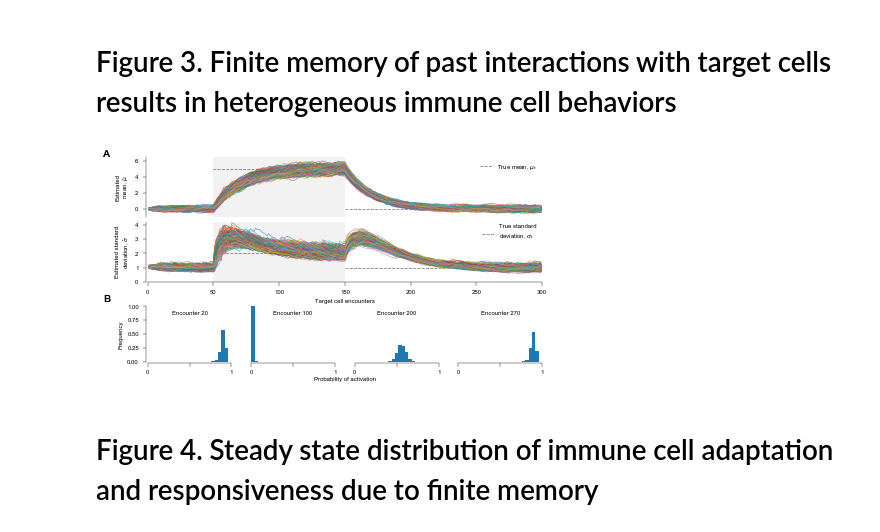
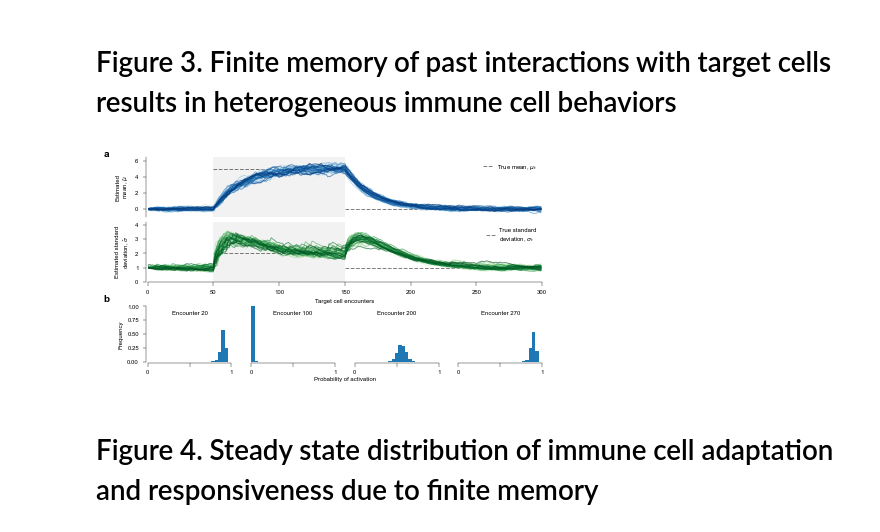
Before and after one commit to ywqin/paper-innate-immune-adaptation, a Jupyter notebook: figures.ipynb, the cells around one changed output. Saved outputs shown, nothing was run; the diff lists cells and outputs as text; code cells hidden in the pictures.

```diff
--- a/figures.ipynb
+++ b/figures.ipynb
@@ -25,7 +26,7 @@ from scipy.integrate import quad
 # %%
 DATA_FOLDER = 'data/'
 
-SIZELINE = 0.8
+SIZELINE = 1.0
 AXWIDTH = 0.4
 SUBLABEL_SIZE = 10
 LABEL_SIZE = 6
@@ -281,8 +282,7 @@ ax1.set_xlim([0, num_encounter])
 ax1.set_ylim([-10, 10])
 ax1.set_yticks([-10, -5, 0, 5, 10])
 ax1.set_ylabel(ESTD_MEAN_LABEL, fontsize=LABEL_SIZE)
-ax1.text(-0.2, 1.05, string.ascii_uppercase[0],
-         transform=ax1.transAxes, size=SUBLABEL_SIZE, weight='bold')
+fig.text(0.03, 0.93, string.ascii_uppercase[0].lower(), size=SUBLABEL_SIZE, weight='bold')
 ax1.axhline(0.0, label=TRUE_MEAN_LABEL, **DASH_STYLE)
 
 ax2 = fig.add_axes([0.20, 0.125, 0.735, 0.36])
@@ -295,29 +295,31 @@ ax2.set_ylim([0, 12])
 ax2.set_yticks([0, 4, 8, 12])
 ax2.set_xlabel(ENCOUNTER_LABEL, fontsize=LABEL_SIZE)
 ax2.set_ylabel(ESTD_STD_LABEL, fontsize=LABEL_SIZE)
-ax2.text(-0.2, 1.05, string.ascii_uppercase[1],
-         transform=ax2.transAxes, size=SUBLABEL_SIZE, weight='bold')
+fig.text(0.03, 0.485, string.ascii_uppercase[1].lower(), size=SUBLABEL_SIZE, weight='bold')
 ax2.axhline(math.sqrt(var_env), label=TRUE_STD_LABEL, **DASH_STYLE)
-ax1.legend(loc='upper right', frameon=False)
-ax2.legend(loc='upper right', frameon=False)
+ax1.legend(loc='upper right', frameon=False, handlelength=1.5)
+ax2.legend(loc='upper right', frameon=False, handlelength=1.5)
 
 # Case 1 different means and same variance ---------------
+mu_c = sns.color_palette('Blues', n_colors=num_means)
 for j_mu in range(num_means):
     mean = data.loc[(data['alpha'] == alpha)
                     & (data['Initial mean'] == initial_means[j_mu])
                     & (data['Initial std'] == initial_std)]['Mean']
     encouner = range(len(mean))
-    ax1.plot(encouner, mean, alpha=0.7)
+    ax1.plot(encouner, mean, alpha=0.7, c=mu_c[j_mu])
+
 
 # Case 2 initial same mu and different var ---------------
+std_c = sns.color_palette('Greens', n_colors=num_stds)
 for j_std in range(num_stds):
     std = data.loc[(data['alpha'] == alpha)
                    & (data['Initial mean'] == initial_mean)
                    & (data['Initial std'] == initial_stds[j_std])]['Std']
     encounter = range(len(std))
-    ax2.plot(encounter, std, alpha=0.7)
+    ax2.plot(encounter, std, alpha=0.7, c=std_c[j_std])
 
-plt.savefig('fig1-adaptation-static.pdf', format='pdf', dpi=300)
+plt.savefig('fig2-adaptation-static.pdf', format='pdf', dpi=300)
 plt.show()
 plt.close()
 # %% [output]
@@ -519,6 +536,7 @@ plt.close()
 # Fig3
 
 num_cell = 500
+num_lines = 50
 alpha = 10
 kappa = 20
 m_env1 = 0
@@ -541,9 +559,9 @@ data = pd.read_csv(
 fig = plt.figure(figsize=(DOUBLE_COLUMN, SINGLE_COLUMN))
 plt.rc('font', size=LABEL_SIZE, family=FAMILY)
 fig.text(
-    0.05, 0.95, string.ascii_uppercase[0], size=SUBLABEL_SIZE, weight='bold')
+    0.05, 0.95, string.ascii_uppercase[0].lower(), size=SUBLABEL_SIZE, weight='bold')
 fig.text(
-    0.05, 0.35, string.ascii_uppercase[1], size=SUBLABEL_SIZE, weight='bold')
+    0.05, 0.35, string.ascii_uppercase[1].lower(), size=SUBLABEL_SIZE, weight='bold')
 
 ax1 = fig.add_axes([0.14, 0.7, 0.8, 0.25])
 ax2 = fig.add_axes([0.14, 0.43, 0.8, 0.25])
@@ -576,17 +594,19 @@ ax2.hlines(y=1, xmin=-10, xmax=num1env, label=TRUE_STD_LABEL, **DASH_STYLE)
 ax2.hlines(y=2, xmin=num1env, xmax=num1env+num2env, **DASH_STYLE)
 ax2.hlines(y=1, xmin=num1env+num2env, xmax=num1env +
            num2env+num3env, **DASH_STYLE)
-ax1.legend(loc='upper right', frameon=False)
-ax2.legend(loc='upper right', frameon=False)
+ax1.legend(loc='upper right', frameon=False, handlelength=1.5)
+ax2.legend(loc='upper right', frameon=False, handlelength=1.5)
 
-for i_cell in range(num_cell):
+mu_c = sns.color_palette('Blues', n_colors=num_lines)
+std_c = sns.color_palette('Greens', n_colors=num_lines)
+for i_cell in range(num_lines):
     ax1.plot(np.arange(total_num),
-             data.loc[data['Cell No'] == i_cell]['Mean'], alpha=0.6)
+             data.loc[data['Cell No'] == i_cell]['Mean'], alpha=0.6, c=mu_c[i_cell])
 ax1.set_ylabel(ESTD_MEAN_LABEL)
 
-for i_cell in range(num_cell):
+for i_cell in range(num_lines):
     ax2.plot(np.arange(total_num),
-             data.loc[data['Cell No'] == i_cell]['Std'], alpha=0.6)
+             data.loc[data['Cell No'] == i_cell]['Std'], alpha=0.6, c=std_c[i_cell])
 ax2.set_ylabel(ESTD_STD_LABEL)
 
 ax2.set_xlabel(ENCOUNTER_LABEL)
@@ -630,34 +650,34 @@ ax4.set_yticks([])
 ax5.set_yticks([])
 ax6.set_yticks([])
 
 binstep = 0.04
 bins = []
 for ibin in range(1+int(1.0/binstep)):
     bins.append(binstep*ibin)
 
 xbins = []
 for ibin in range(int(1.0/binstep)):
     xbins.append(binstep*ibin)
 
 # -----------------------------
 
 step_vals = [20, 100, 200, 270]
 axes = [ax3, ax4, ax5, ax6]
 
 for nstep, ax in zip(step_vals, axes):
     pointpoas = data.loc[data['Encounters'] == nstep]['Poa']
     statist = np.histogram(pointpoas, bins)[0]/num_cell
     ax.bar(xbins, height=statist, width=binstep, align='edge')
     ax.text(0.5, 0.85, 'Encounter %d' %
             nstep, ha='center', fontsize=LABEL_SIZE, color='k')
 
 # ----------------------
 fig.text(0.54, 0.02, POA_LABEL, ha='center')
 plt.savefig('fig3-adaptation-dynamic-population.pdf', format='pdf', dpi=300)
 plt.show()
 plt.close()
 # %% [output]
-[figure, old version]
+[figure, new version]
 # %% [markdown]
 # Figure 4. Steady state distribution of immune cell adaptation and responsiveness due to finite memory
 # %% [markdown]
```
Also changed, not shown: parts of 9 cells of this notebook.
